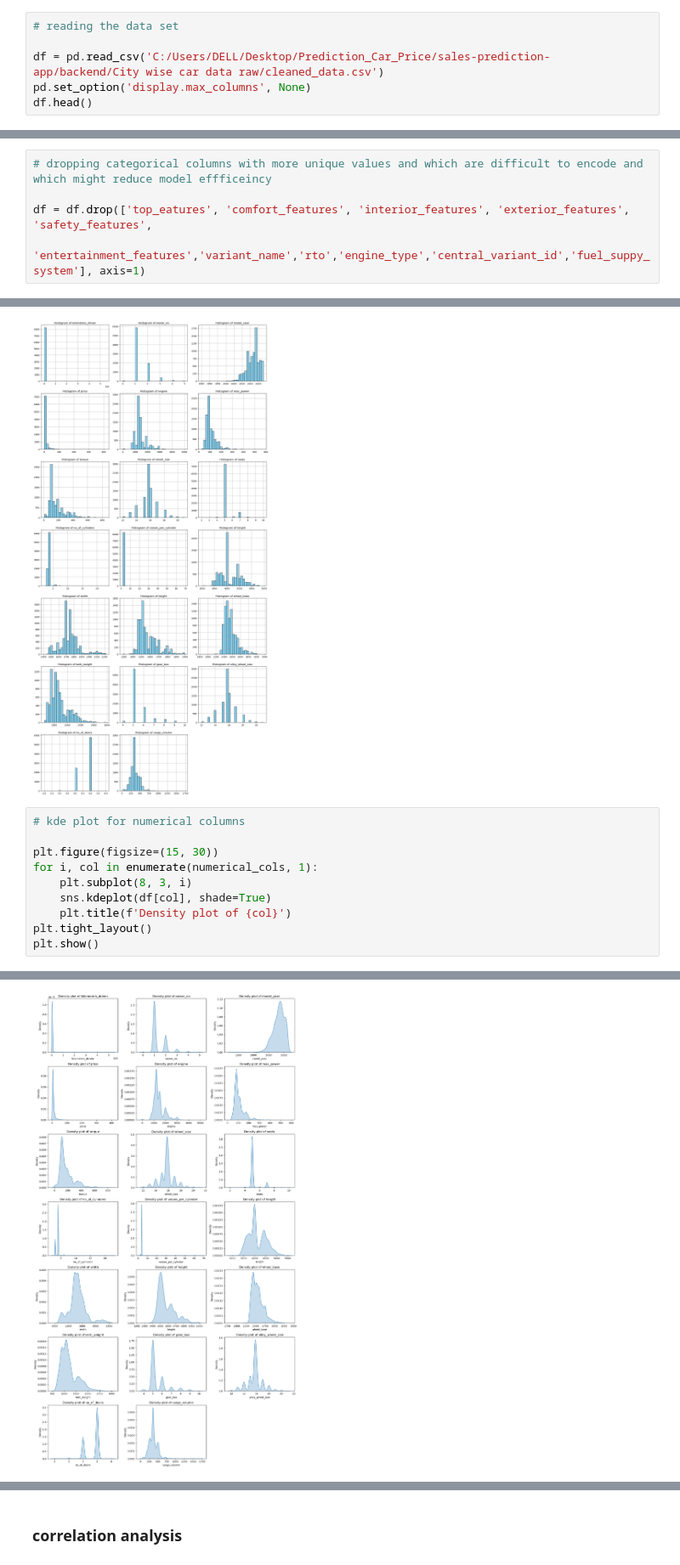
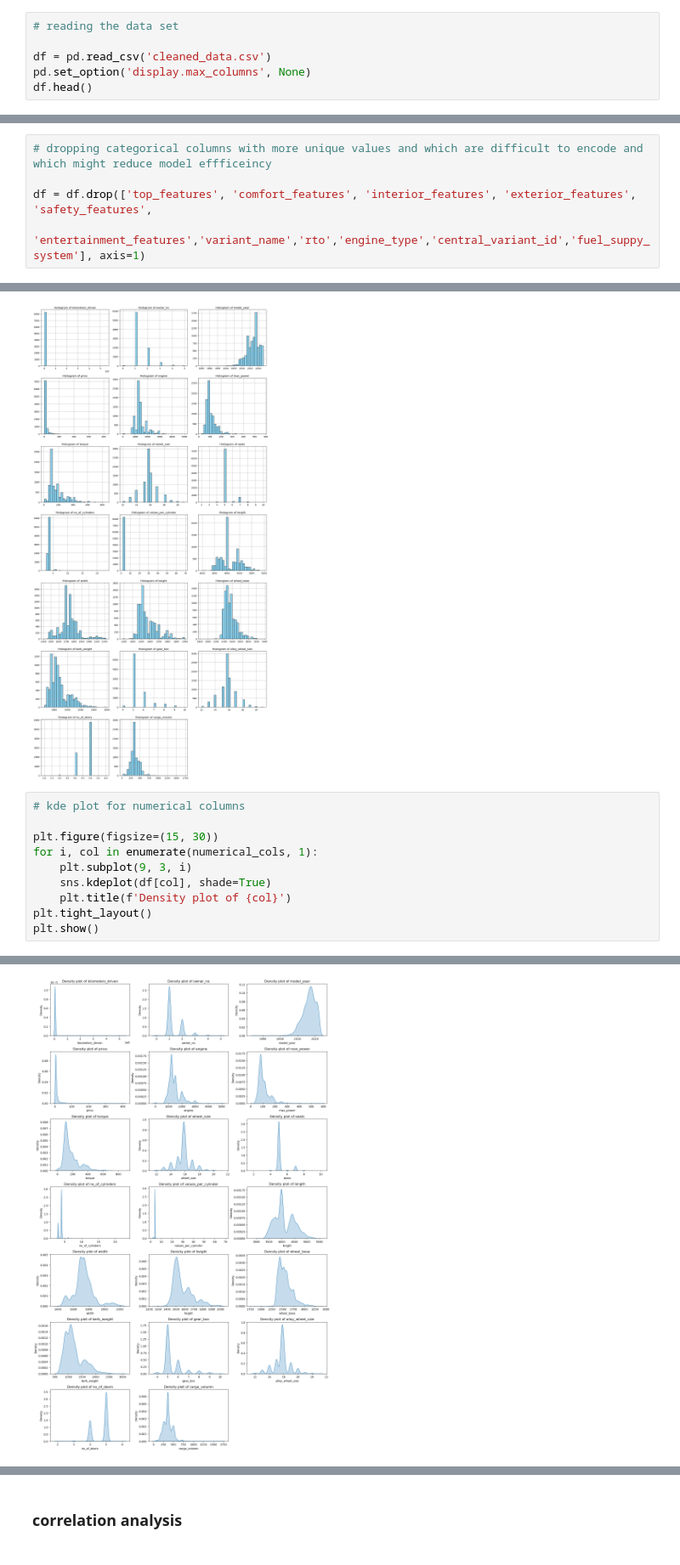
Before and after one commit to kaoutarbrhil/Prediction_Price_Car_Project, a Jupyter notebook: backend/Car_price_prediction.ipynb, the cells around one changed output, grey strips where cells are left out. Shown at 85% size. Cells and saved outputs as stored; diff of their text form.

```diff
--- a/backend/Car_price_prediction.ipynb
+++ b/backend/Car_price_prediction.ipynb
@@ -10,7 +12,7 @@ from sklearn.preprocessing import StandardScaler, MinMaxScaler
 # %%
 # reading the data set
 
-df = pd.read_csv('C:/Users/DELL/Desktop/Prediction_Car_Price/sales-prediction-app/backend/City wise car data raw/cleaned_data.csv')
+df = pd.read_csv('cleaned_data.csv')
 pd.set_option('display.max_columns', None)
 df.head()
 # %% [output]
@@ -40,11 +42,6 @@ Data columns (total 46 columns):
  45  city                    8259 non-null   object
 dtypes: float64(19), int64(3), object(24)
 memory usage: 2.9+ MB
-# %%
-# dropping categorical columns with more unique values and which are difficult to encode and which might reduce model effficeincy
-
-df = df.drop(['top_eatures', 'comfort_features', 'interior_features', 'exterior_features', 'safety_features',
-                      'entertainment_features','variant_name','rto','engine_type','central_variant_id','fuel_suppy_system'], axis=1)
 # %%
 # checking null values
 
@@ -102,5 +104,10 @@ dtype: int64
 # model and color has more unique values rather than encoding it, we can just drop this colums
 # drive_type, steering_type, front_brake_type, rear_brake_type are indeed add unnecessary in price prediction.
 # Encoding these features could significantly increase the dimensionality of the dataset (number of columns) without necessarily improving the model's accuracy.
+# %%
+# dropping categorical columns with more unique values and which are difficult to encode and which might reduce model effficeincy
+
+df = df.drop(['top_features', 'comfort_features', 'interior_features', 'exterior_features', 'safety_features',
+                      'entertainment_features','variant_name','rto','engine_type','central_variant_id','fuel_suppy_system'], axis=1)
 # %%
 df = df.drop(['model', 'color','drive_type','steering_type', 'front_brake_type', 'rear_brake_type'], axis=1)
@@ -185,7 +210,7 @@ plt.show()
 
 plt.figure(figsize=(15, 30))
 for i, col in enumerate(numerical_cols, 1):
-    plt.subplot(8, 3, i)
+    plt.subplot(9, 3, i)
     sns.kdeplot(df[col], shade=True)
     plt.title(f'Density plot of {col}')
 plt.tight_layout()
@@ -211,4 +219,4 @@ This will become an error in seaborn v0.14.0; please update your code.
-[figure, old version]
+[figure, new version]
 # %%
 # box plots o analyze outliers
 
```
Also changed, not shown: parts of 22 cells of this notebook, 26 other files.
